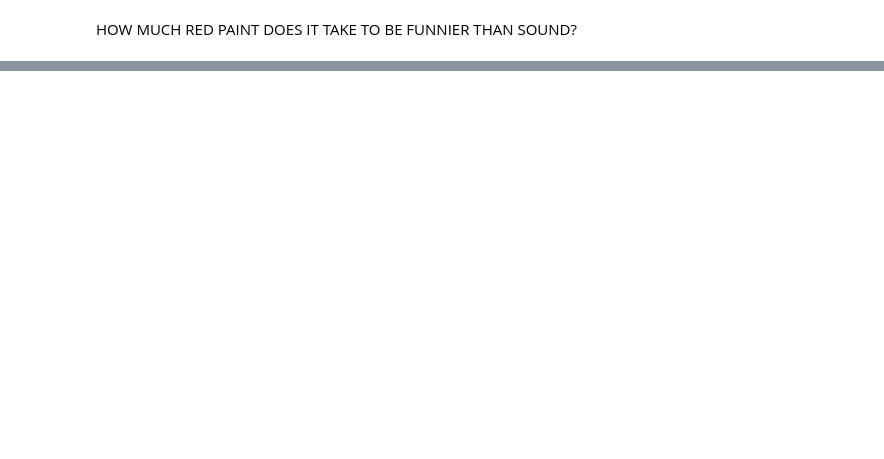
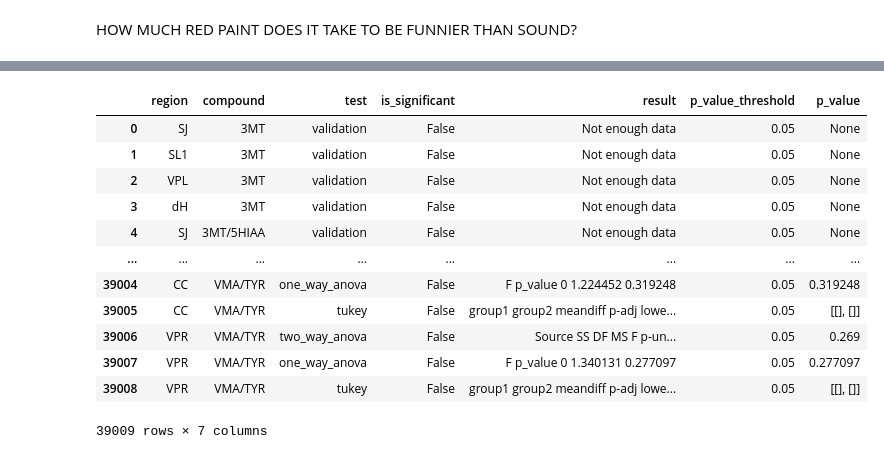
Before and after one commit to remicorne/phd, a Jupyter notebook: TESTING.ipynb, the cells around one changed output, grey strips where cells are left out. Drawn from its saved outputs; the diff is of its cells as text; code cells hidden in the pictures; blank space fills up the shorter version.

```diff
--- a/TESTING.ipynb
+++ b/TESTING.ipynb
@@ -67,0 +80,16 @@ ModuleNotFoundError: No module named 'core'
+# %%
+project.statistics.df
+# %% [output]
+|  | region | compound | test | is_significant | result | p_value_threshold | p_value |
+| 0 | SJ | 3MT | validation | False | Not enough data | 0.05 | None |
+| 1 | SL1 | 3MT | validation | False | Not enough data | 0.05 | None |
+| 2 | VPL | 3MT | validation | False | Not enough data | 0.05 | None |
+| 3 | dH | 3MT | validation | False | Not enough data | 0.05 | None |
+| 4 | SJ | 3MT/5HIAA | validation | False | Not enough data | 0.05 | None |
+| ... | ... | ... | ... | ... | ... | ... | ... |
+| 39004 | CC | VMA/TYR | one_way_anova | False | F p_value 0 1.224452 0.319248 | 0.05 | 0.319248 |
+| 39005 | CC | VMA/TYR | tukey | False | group1 group2 meandiff p-adj lowe... | 0.05 | [[], []] |
+| 39006 | VPR | VMA/TYR | two_way_anova | False | Source SS DF MS F p-un... | 0.05 | 0.269 |
+| 39007 | VPR | VMA/TYR | one_way_anova | False | F p_value 0 1.340131 0.277097 | 0.05 | 0.277097 |
+| 39008 | VPR | VMA/TYR | tukey | False | group1 group2 meandiff p-adj lowe... | 0.05 | [[], []] |
+39009 rows × 7 columns
```
Also changed, not shown: parts of 13 cells of this notebook.
